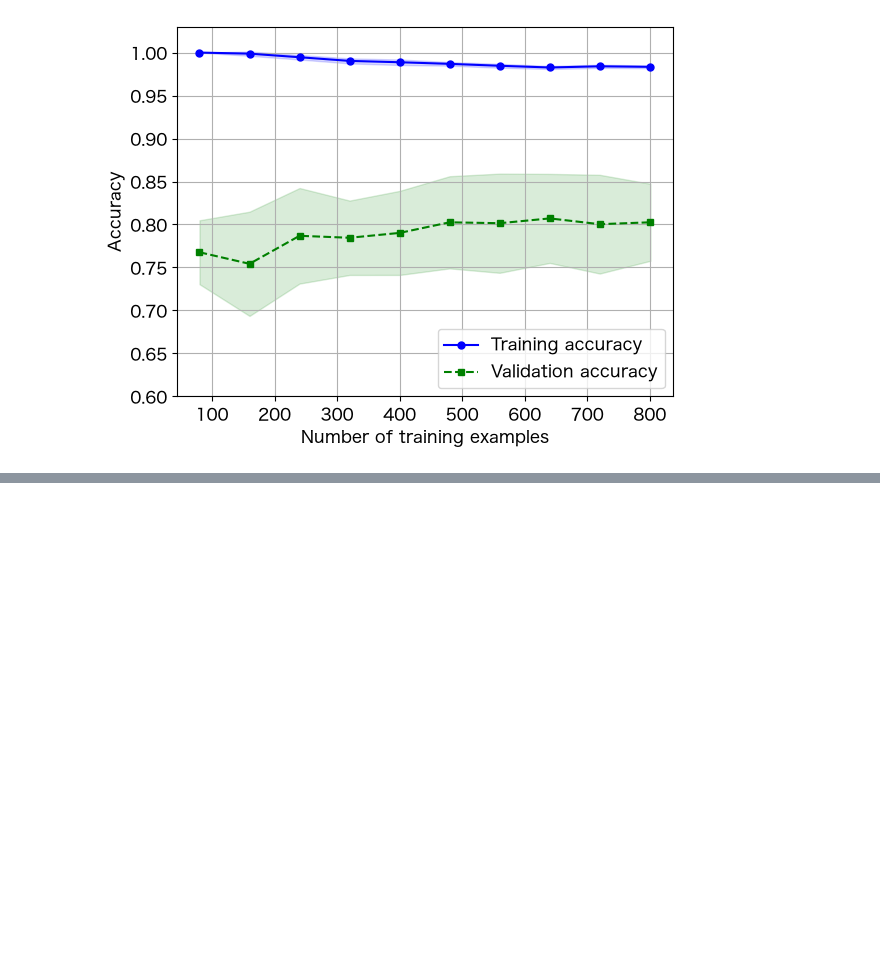
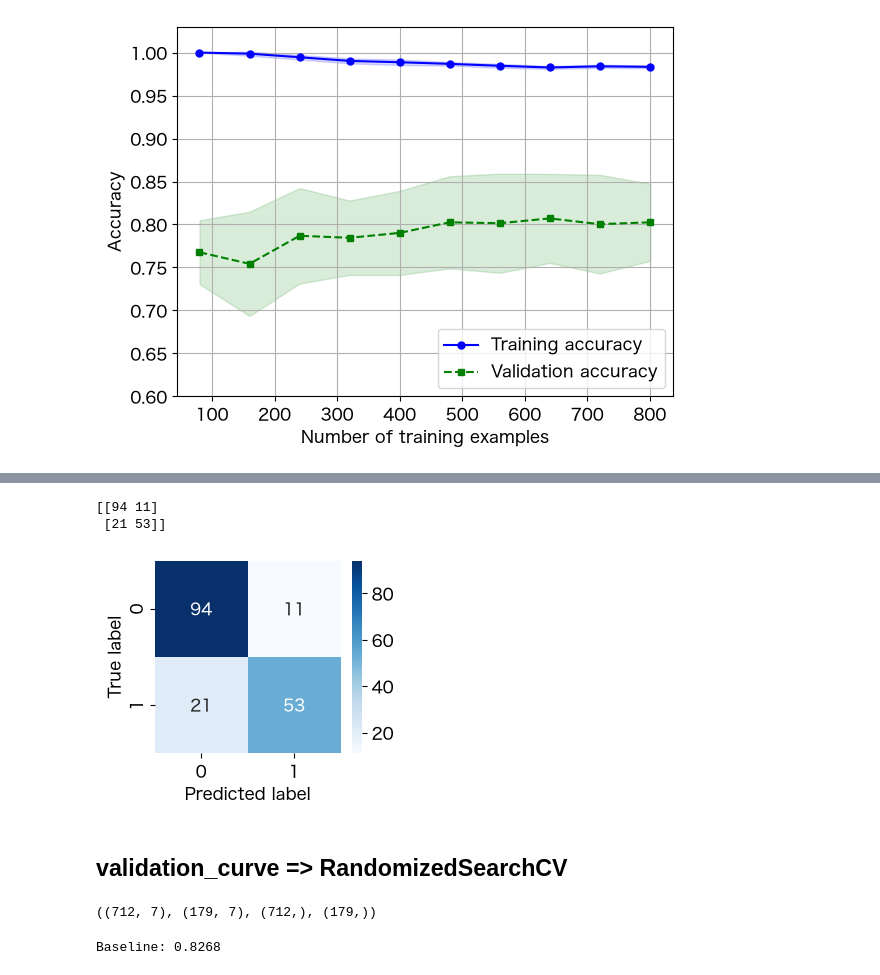
Before and after one commit to yasunobu-nonaka/machine-learning-notebooks, a Jupyter notebook: titanic/note.ipynb, the cells around one changed output, grey strips where cells are left out. Drawn from its saved outputs; the diff is of its cells as text; code cells hidden in the pictures; blank space fills up the shorter version.

```diff
--- a/titanic/note.ipynb
+++ b/titanic/note.ipynb
@@ -703,0 +706,4 @@ plt.show()
+# %%
+df_train = pd.read_csv("data/train.csv")
+# %%
+X, y = prepare_X_y(df_train, is_train_data=True)
@@ -703,0 +721,23 @@ plt.show()
+# %%
+from sklearn.model_selection import GridSearchCV
+
+clf = RandomForestClassifier(random_state=42)
+
+# パラメータグリッド（辞書形式）
+param_grid = {
+    'n_estimators': [50, 100, 200],
+    'max_depth': [10, 20, None],
+    'min_samples_split': [2, 5, 10]
+}
+
+# グリッドサーチの実行
+grid_search = GridSearchCV(
+    estimator=clf,
+    param_grid=param_grid,
+    cv=5,              # 交差検証の分割数
+    scoring='accuracy', # 評価指標
+    n_jobs=-1,         # 並列処理
+    verbose=1          # 進捗表示
+)
+
+grid_search.fit(X_train, y_train)
@@ -703,0 +789,23 @@ plt.show()
+# %%
+from sklearn.metrics import confusion_matrix
+
+y_pred = grid_search.predict(X_test)
+
+confmat = confusion_matrix(y_true=y_test, y_pred=y_pred)
+print(confmat)
+# %% [output]
+[[94 11]
+ [21 53]]
+# %%
+fig, ax = plt.subplots(figsize=(3, 2.5))
+
+sns.heatmap(confmat, cmap="Blues", annot=True)
+
+plt.xlabel("Predicted label")
+plt.ylabel("True label")
+
+plt.show()
+# %% [output]
+[figure, added]
+# %% [markdown]
+## validation_curve => RandomizedSearchCV
@@ -703,0 +816,19 @@ plt.show()
+# %%
+# データを学習用とテスト用に分割
+from sklearn.model_selection import train_test_split
+
+X_train, X_test, y_train, y_test = train_test_split(
+    X, y, test_size=0.2, random_state=42, shuffle=True
+)
+
+X_train.shape, X_test.shape, y_train.shape, y_test.shape
+# %% [output]
+((712, 7), (179, 7), (712,), (179,))
+# %%
+# デフォルト
+clf_default = RandomForestClassifier(random_state=42)
+clf_default.fit(X_train, y_train)
+baseline_score = clf_default.score(X_test, y_test)
+print(f"Baseline: {baseline_score:.4f}")
+# %% [output]
+Baseline: 0.8268
```
Also changed, not shown: parts of 16 cells of this notebook.
